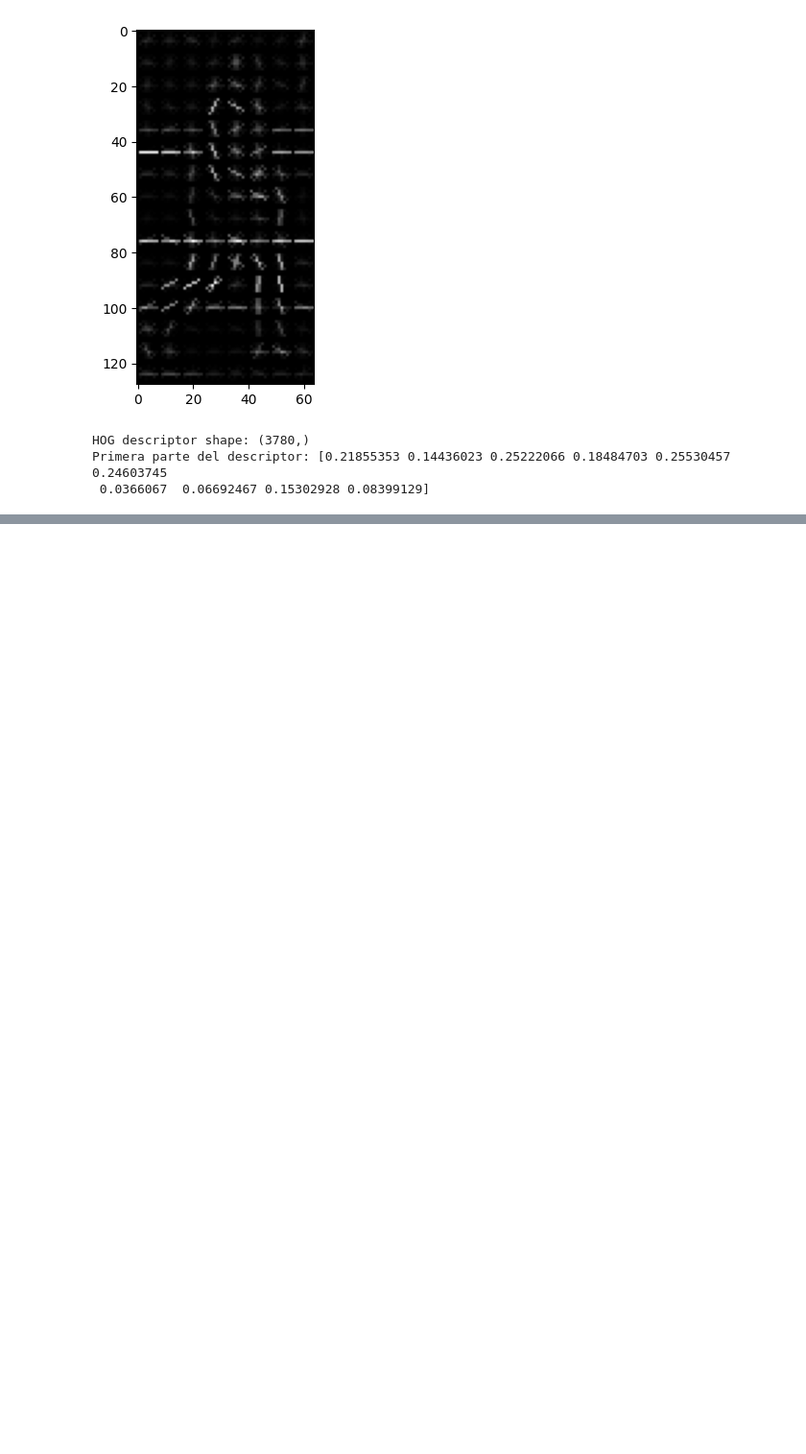
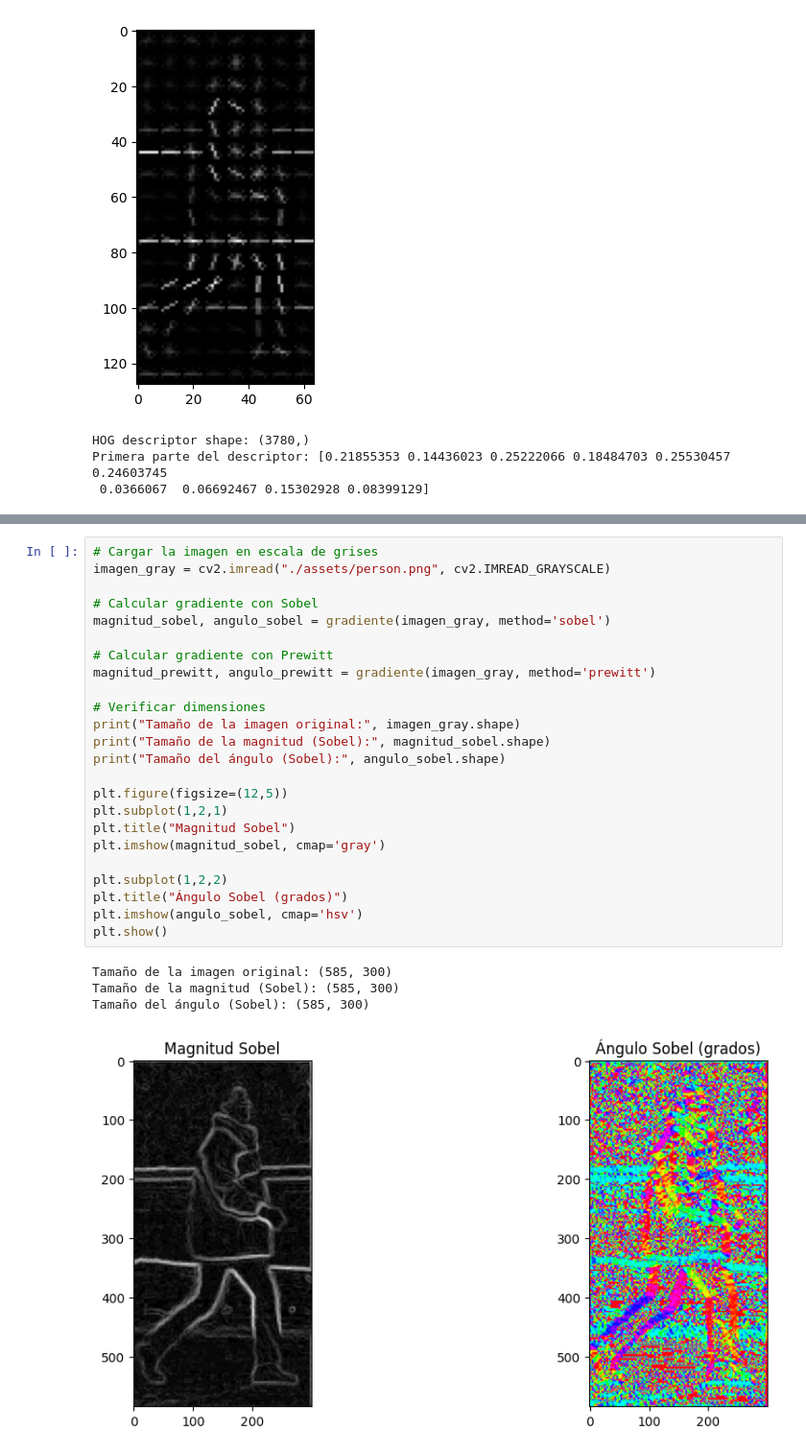
Before and after one commit to XaviAlvarado18/HOG_VC, a Jupyter notebook: main.ipynb, the cells around one changed output, grey strips where cells are left out. Shown at 96% size. Saved outputs shown, nothing was run; the diff lists cells and outputs as text; blank space fills up the shorter version.

Commit message:
feat: gradient with prewitt and sobel

```diff
--- a/main.ipynb
+++ b/main.ipynb
@@ -189,0 +242,29 @@ Primera parte del descriptor: [0.21855353 0.14436023 0.25222066 0.18484703 0.255
+# %%
+# Cargar la imagen en escala de grises
+imagen_gray = cv2.imread("./assets/person.png", cv2.IMREAD_GRAYSCALE)
+
+# Calcular gradiente con Sobel
+magnitud_sobel, angulo_sobel = gradiente(imagen_gray, method='sobel')
+
+# Calcular gradiente con Prewitt
+magnitud_prewitt, angulo_prewitt = gradiente(imagen_gray, method='prewitt')
+
+# Verificar dimensiones
+print("Tamaño de la imagen original:", imagen_gray.shape)
+print("Tamaño de la magnitud (Sobel):", magnitud_sobel.shape)
+print("Tamaño del ángulo (Sobel):", angulo_sobel.shape)
+
+plt.figure(figsize=(12,5))
+plt.subplot(1,2,1)
+plt.title("Magnitud Sobel")
+plt.imshow(magnitud_sobel, cmap='gray')
+
+plt.subplot(1,2,2)
+plt.title("Ángulo Sobel (grados)")
+plt.imshow(angulo_sobel, cmap='hsv')
+plt.show()
+# %% [output]
+Tamaño de la imagen original: (585, 300)
+Tamaño de la magnitud (Sobel): (585, 300)
+Tamaño del ángulo (Sobel): (585, 300)
+[figure, added]
```
Also changed, not shown: parts of 17 cells of this notebook.
